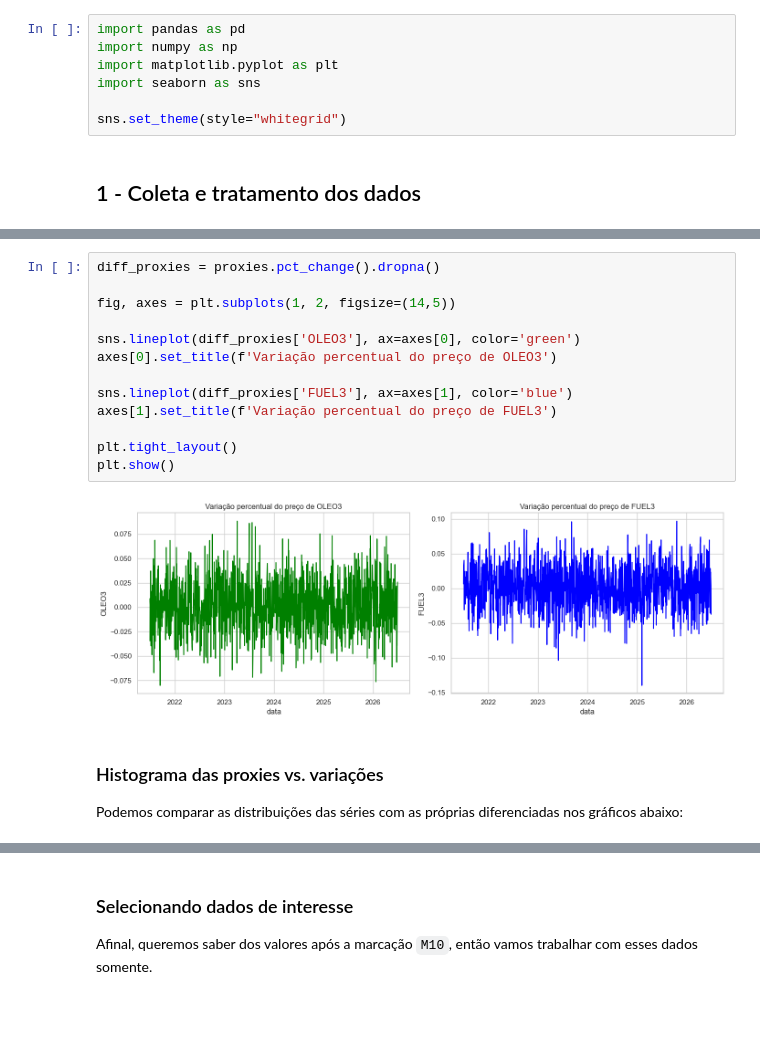
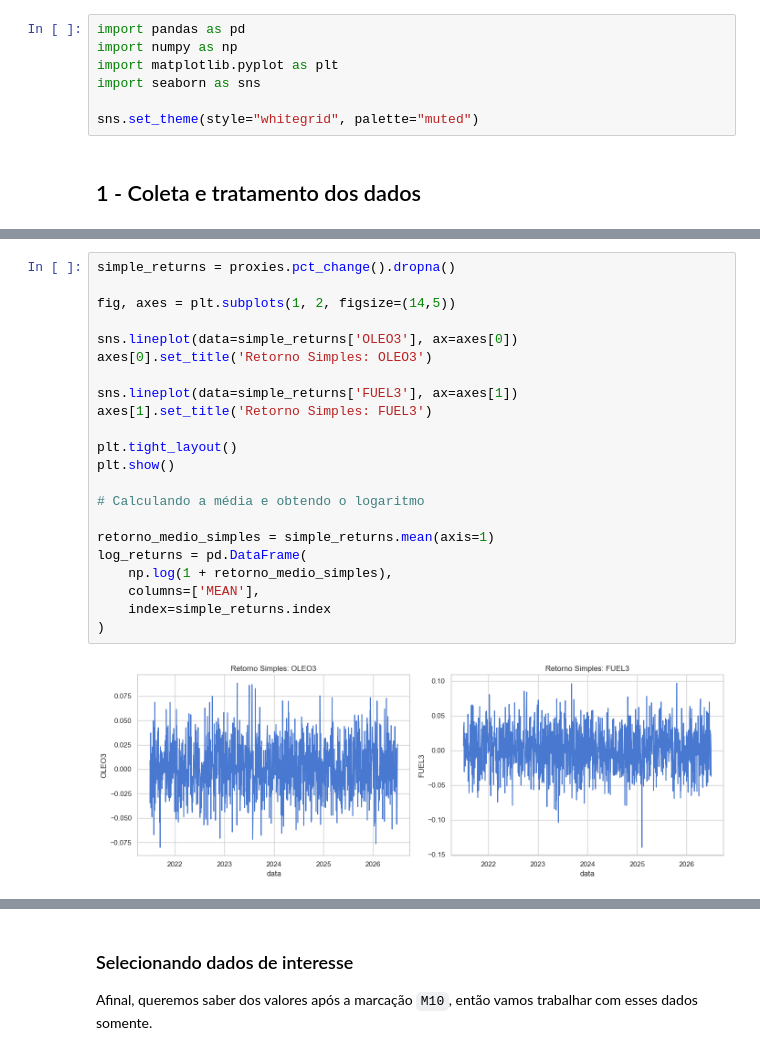
Before and after one commit to isaiasgoncalves/studyCaseII, a Jupyter notebook: fase_1.ipynb, the cells around one changed output, grey strips where cells are left out. Saved outputs shown, nothing was run; the diff lists cells and outputs as text; blank space fills up the shorter version.

```diff
--- a/fase_1.ipynb
+++ b/fase_1.ipynb
@@ -6,7 +6,7 @@ import numpy as np
 import matplotlib.pyplot as plt
 import seaborn as sns
 
-sns.set_theme(style="whitegrid")
+sns.set_theme(style="whitegrid", palette="muted")
 # %% [markdown]
 ## 1 - Coleta e tratamento dos dados
 # %%
@@ -73,19 +53,24 @@ Em que $v_t$ representa a variação percentual de $p_t$ em relação a $p_{t-1}
 # %%
-diff_proxies = proxies.pct_change().dropna()
+simple_returns = proxies.pct_change().dropna()
 
 fig, axes = plt.subplots(1, 2, figsize=(14,5))
 
-sns.lineplot(diff_proxies['OLEO3'], ax=axes[0], color='green')
-axes[0].set_title(f'Variação percentual do preço de OLEO3')
+sns.lineplot(data=simple_returns['OLEO3'], ax=axes[0])
+axes[0].set_title('Retorno Simples: OLEO3')
 
-sns.lineplot(diff_proxies['FUEL3'], ax=axes[1], color='blue')
-axes[1].set_title(f'Variação percentual do preço de FUEL3')
+sns.lineplot(data=simple_returns['FUEL3'], ax=axes[1])
+axes[1].set_title('Retorno Simples: FUEL3')
 
 plt.tight_layout()
 plt.show()
+
+# Calculando a média e obtendo o logaritmo
+
+retorno_medio_simples = simple_returns.mean(axis=1)
+log_returns = pd.DataFrame(
+    np.log(1 + retorno_medio_simples),
+    columns=['MEAN'],
+    index=simple_returns.index
+)
 # %% [output]
-[figure, old version]
+[figure, new version]
-# %% [markdown]
-### Histograma das proxies vs. variações
-
-Podemos comparar as distribuições das séries com as próprias diferenciadas nos gráficos abaixo:
```
Also changed, not shown: parts of 14 cells of this notebook.
